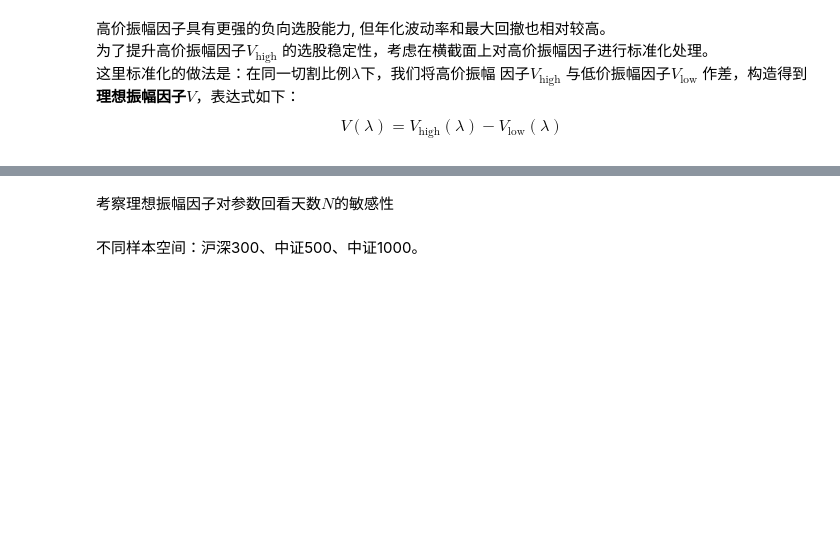
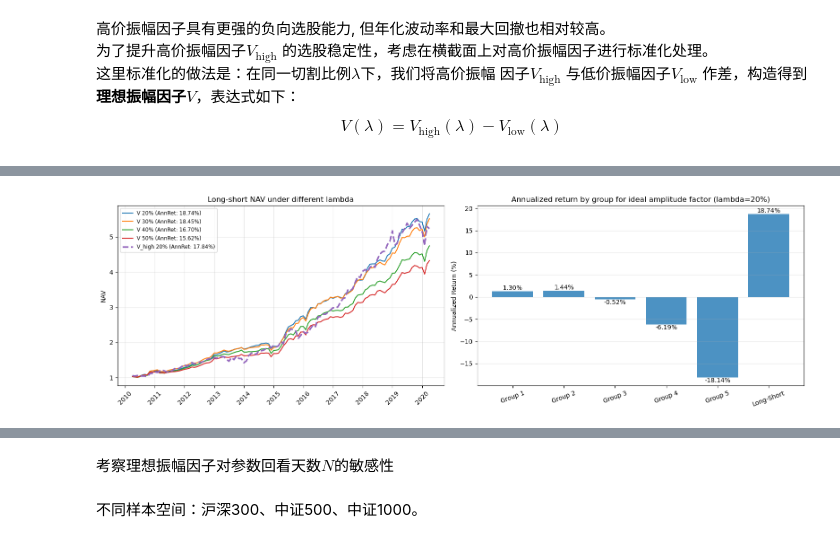
Before and after one commit to shuoliuyv/ls_learnqf, a Jupyter notebook: Amplitude/Amplitude.ipynb, the cells around one changed output, grey strips where cells are left out. Drawn from its saved outputs; the diff is of its cells as text; code cells hidden in the pictures; blank space fills up the shorter version.

```diff
--- a/Amplitude/Amplitude.ipynb
+++ b/Amplitude/Amplitude.ipynb
@@ -301,0 +409,61 @@ $$V(\lambda) = V_{\text{high}}(\lambda) - V_{\text{low}}(\lambda)$$
+# %%
+# Long-short NAV and annualized returns for ideal amplitude factor
+fig, axes = plt.subplots(1, 2, figsize=(16, 5))
+
+#  V long-short NAV under different lambda
+ax3 = axes[0]
+for lam in lambda_list_ideal:
+    ls_ret = results_v_ideal[lam]['group_ret']['Long_Short']
+    nav = results_v_ideal[lam]['long_short_nav'].copy()
+    metric = get_metrics(ls_ret, freq='M')
+    ann_ret = metric['年化收益率']
+
+    x = nav.index.to_timestamp() if hasattr(nav.index, 'to_timestamp') else nav.index
+    ax3.plot(x, nav.values, label=f'V {int(lam * 100)}% (AnnRet: {ann_ret})')
+
+lam_high = 0.2
+ls_ret_high = results_v_high[lam_high]['group_ret']['Long_Short']
+nav_high = results_v_high[lam_high]['long_short_nav'].copy()
+metric_high = get_metrics(ls_ret_high, freq='M')
+ann_ret_high = metric_high['年化收益率']
+
+x_high = nav_high.index.to_timestamp() if hasattr(nav_high.index, 'to_timestamp') else nav_high.index
+ax3.plot(x_high,nav_high.values,linewidth=2.5,linestyle='--',label=f'V_high 20% (AnnRet: {ann_ret_high})')
+
+ax3.set_title('Long-short NAV under different lambda')
+ax3.set_ylabel('NAV')
+ax3.legend(loc='upper left', fontsize='small')
+ax3.grid(alpha=0.3)
+
+ax3.xaxis.set_major_locator(mdates.YearLocator())
+ax3.xaxis.set_major_formatter(mdates.DateFormatter('%Y'))
+plt.setp(ax3.get_xticklabels(), rotation=45)
+
+#Annualized return by group for one lambda
+ax4 = axes[1]
+target_lam = 0.2
+group_ret_target = results_v_ideal[target_lam]['group_ret']
+
+plot_cols = [f'Group_{i}' for i in range(5)] + ['Long_Short']
+labels = ['Group 1', 'Group 2', 'Group 3', 'Group 4', 'Group 5', 'Long-Short']
+
+ann_rets = []
+for col in plot_cols:
+    metric = get_metrics(group_ret_target[col], freq='M')
+    ann_rets.append(float(metric['年化收益率'].replace('%', '')))
+
+bars = ax4.bar(labels, ann_rets, alpha=0.8)
+ax4.set_title('Annualized return by group for ideal amplitude factor (lambda=20%)')
+ax4.set_ylabel('Annualized Return (%)')
+ax4.tick_params(axis='x', rotation=20)
+ax4.grid(axis='y', alpha=0.3)
+
+for b in bars:
+    h = b.get_height()
+    va = 'bottom' if h >= 0 else 'top'
+    ax4.text(b.get_x() + b.get_width() / 2,h,f'{h:.2f}%',ha='center',va=va)
+
+plt.tight_layout()
+plt.show()
+# %% [output]
+[figure, added]
```
Also changed, not shown: parts of 16 cells of this notebook, 1 other file.
